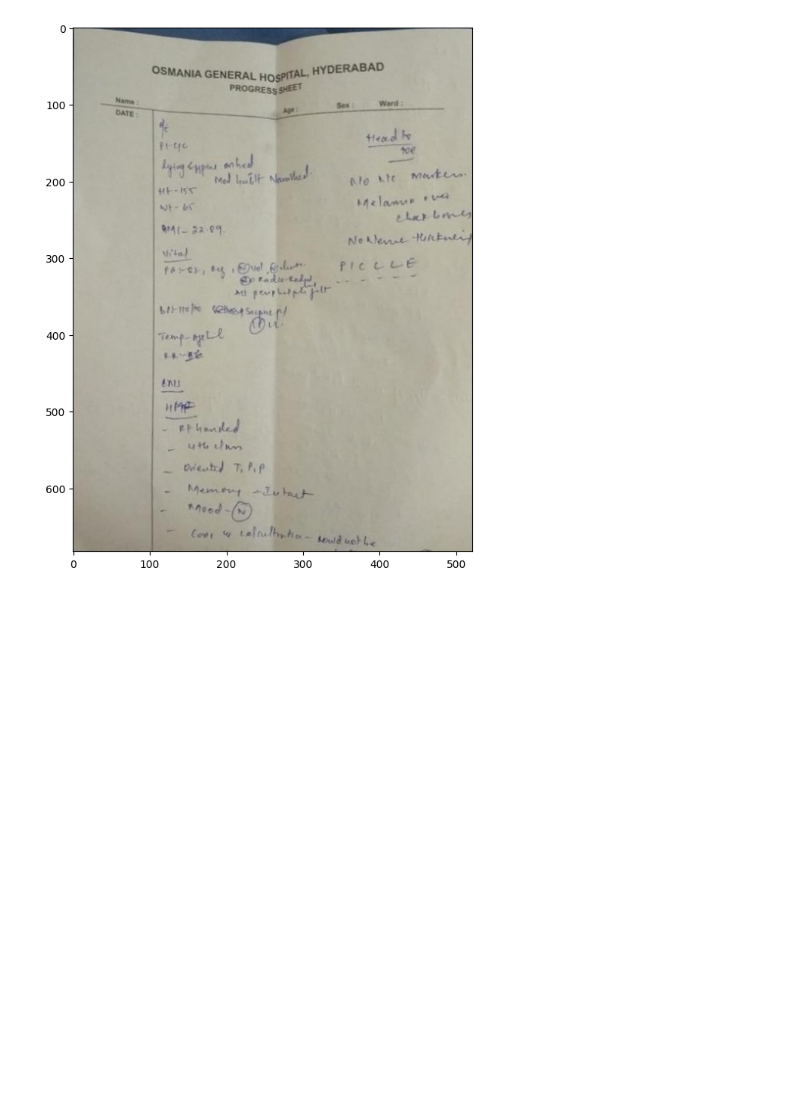
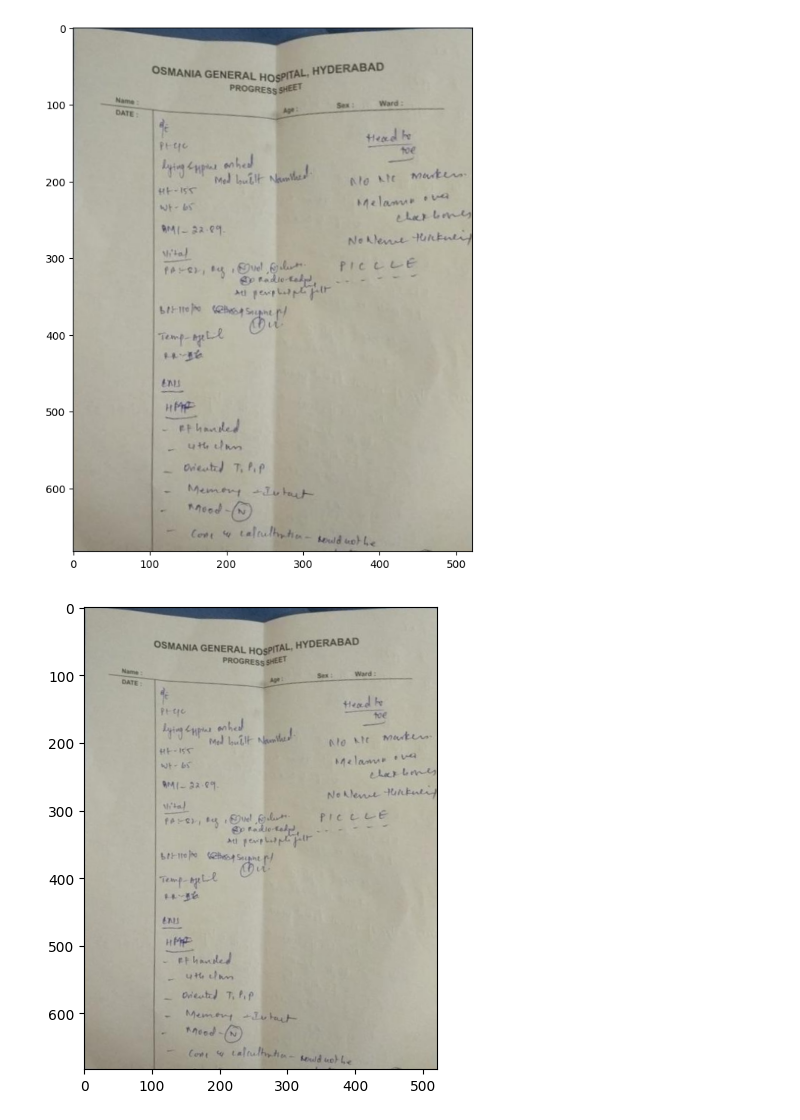
Before and after one commit to nagajas/Medical-Record-OCR, a Jupyter notebook: page_detection.ipynb, the cells around one changed output. Saved outputs shown, nothing was run; the diff lists cells and outputs as text; code cells hidden in the pictures; blank space fills up the shorter version.

```diff
--- a/page_detection.ipynb
+++ b/page_detection.ipynb
@@ -32,7 +32,7 @@ def convert_to_portrait(image):
         return portrait_image
     else:
         return image
-f = "Records/backpain/BP_0001.jpg"
+f = "Patient_Records/backpain/BP_0001.jpg"
 img = cv2.imread(f)
 img1 = convert_to_portrait(img)
 fig, axes = plt.subplots(1, 2, figsize=(12, 6))
@@ -204,3 +237,10 @@ newImage = persp_transform(image, page_contour)
 plt.imshow(newImage);
 # %% [output]
 [figure]
+# %%
+plt.figure(figsize=(6, 6))
+
+# Display the image
+plt.imshow(newImage);  # Use 'cmap' for grayscale images, adjust as needed;
+# %% [output]
+[figure, added]
```
Also changed, not shown: parts of 2 cells of this notebook, 9 other files.
